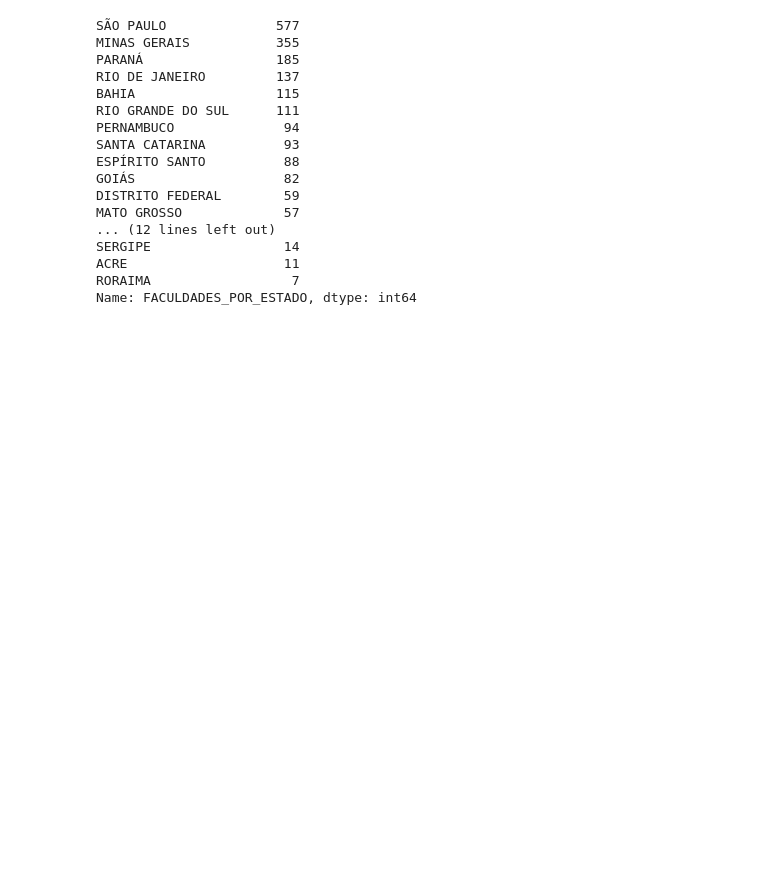
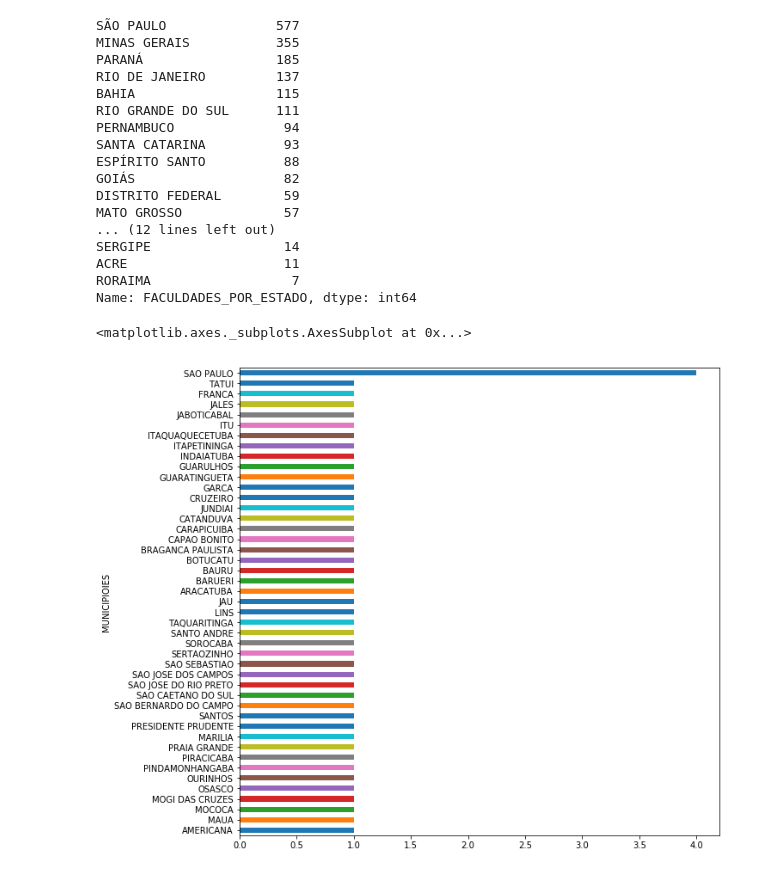
Before and after one commit to fucitalo/Data-Science-P2--Jonas-e-J-ssica, a Jupyter notebook: Trabalho2v2.ipynb, the cells around one changed output. Saved outputs shown, nothing was run; the diff lists cells and outputs as text; code cells hidden in the pictures; blank space fills up the shorter version.

```diff
--- a/Trabalho2v2.ipynb
+++ b/Trabalho2v2.ipynb
@@ -76,3 +76,8 @@ SERGIPE                 14
 ACRE                    11
 RORAIMA                  7
 Name: FACULDADES_POR_ESTADO, dtype: int64
+# %%
+dados.query('MANTENEDORA == "CENTRO ESTADUAL DE EDUCACAO TECNOLOGICA PAULA SOUZA"').groupby('MUNICIPIOIES').size().sort_values().tail(50).plot(kind='barh', figsize=(10,10))
+# %% [output]
+<matplotlib.axes._subplots.AxesSubplot at 0x...>
+[figure, added]
```
